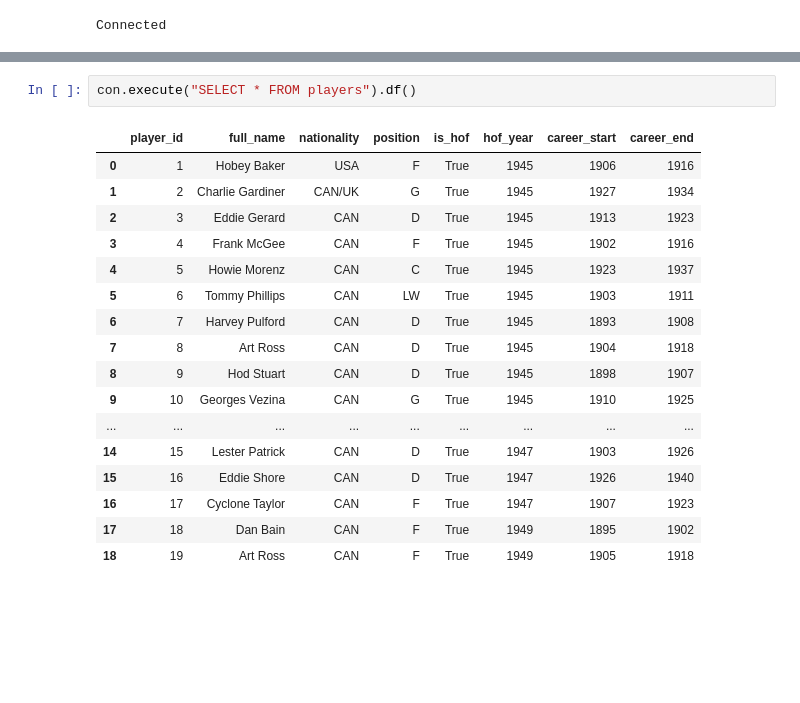
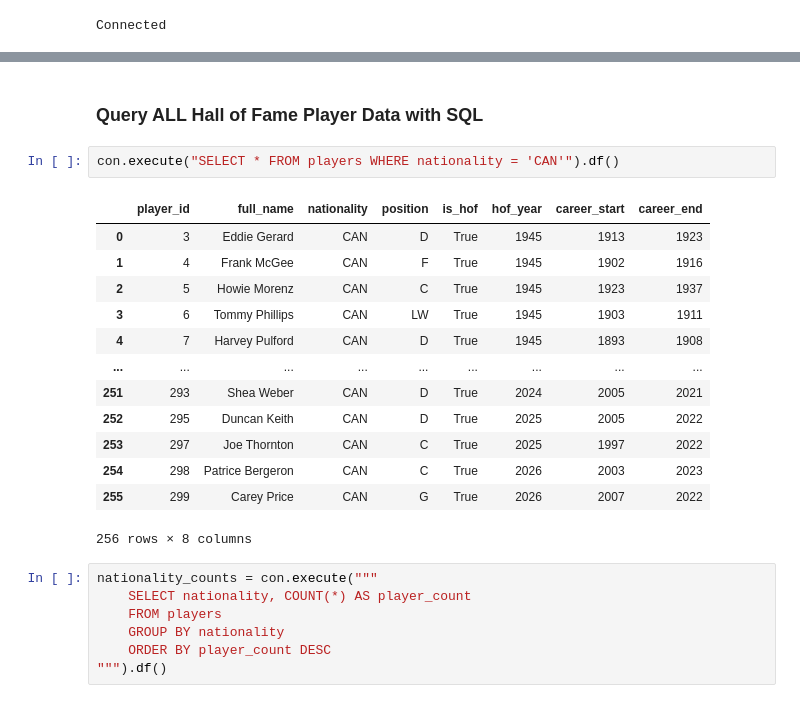
Before and after one commit to carsonbennett1/NHL-HOF-Bound, a Jupyter notebook: player_table_queries/player_data.ipynb, the cells around one changed output, grey strips where cells are left out. Saved outputs shown, nothing was run; the diff lists cells and outputs as text; blank space fills up the shorter version.

Commit message:
finalized HOF player data uploads, added graph on HOF nationality

```diff
--- a/player_table_queries/player_data.ipynb
+++ b/player_table_queries/player_data.ipynb
@@ -48,20 +67,25 @@ print("1947 and 1949 classes inserted.")
+# %% [markdown]
+### Query ALL Hall of Fame Player Data with SQL
 # %%
-con.execute("SELECT * FROM players").df()
+con.execute("SELECT * FROM players WHERE nationality = 'CAN'").df()
 # %% [output]
 |  | player_id | full_name | nationality | position | is_hof | hof_year | career_start | career_end |
-| 0 | 1 | Hobey Baker | USA | F | True | 1945 | 1906 | 1916 |
-| 1 | 2 | Charlie Gardiner | CAN/UK | G | True | 1945 | 1927 | 1934 |
-| 2 | 3 | Eddie Gerard | CAN | D | True | 1945 | 1913 | 1923 |
-| 3 | 4 | Frank McGee | CAN | F | True | 1945 | 1902 | 1916 |
-| 4 | 5 | Howie Morenz | CAN | C | True | 1945 | 1923 | 1937 |
-| 5 | 6 | Tommy Phillips | CAN | LW | True | 1945 | 1903 | 1911 |
-| 6 | 7 | Harvey Pulford | CAN | D | True | 1945 | 1893 | 1908 |
-| 7 | 8 | Art Ross | CAN | D | True | 1945 | 1904 | 1918 |
-| 8 | 9 | Hod Stuart | CAN | D | True | 1945 | 1898 | 1907 |
-| 9 | 10 | Georges Vezina | CAN | G | True | 1945 | 1910 | 1925 |
+| 0 | 3 | Eddie Gerard | CAN | D | True | 1945 | 1913 | 1923 |
+| 1 | 4 | Frank McGee | CAN | F | True | 1945 | 1902 | 1916 |
+| 2 | 5 | Howie Morenz | CAN | C | True | 1945 | 1923 | 1937 |
+| 3 | 6 | Tommy Phillips | CAN | LW | True | 1945 | 1903 | 1911 |
+| 4 | 7 | Harvey Pulford | CAN | D | True | 1945 | 1893 | 1908 |
 | ... | ... | ... | ... | ... | ... | ... | ... | ... |
-| 14 | 15 | Lester Patrick | CAN | D | True | 1947 | 1903 | 1926 |
-| 15 | 16 | Eddie Shore | CAN | D | True | 1947 | 1926 | 1940 |
-| 16 | 17 | Cyclone Taylor | CAN | F | True | 1947 | 1907 | 1923 |
-| 17 | 18 | Dan Bain | CAN | F | True | 1949 | 1895 | 1902 |
-| 18 | 19 | Art Ross | CAN | F | True | 1949 | 1905 | 1918 |
+| 251 | 293 | Shea Weber | CAN | D | True | 2024 | 2005 | 2021 |
+| 252 | 295 | Duncan Keith | CAN | D | True | 2025 | 2005 | 2022 |
+| 253 | 297 | Joe Thornton | CAN | C | True | 2025 | 1997 | 2022 |
+| 254 | 298 | Patrice Bergeron | CAN | C | True | 2026 | 2003 | 2023 |
+| 255 | 299 | Carey Price | CAN | G | True | 2026 | 2007 | 2022 |
+256 rows × 8 columns
+# %%
+nationality_counts = con.execute("""
+    SELECT nationality, COUNT(*) AS player_count
+    FROM players
+    GROUP BY nationality
+    ORDER BY player_count DESC
+""").df()
```
Also changed, not shown: parts of 4 cells of this notebook.
